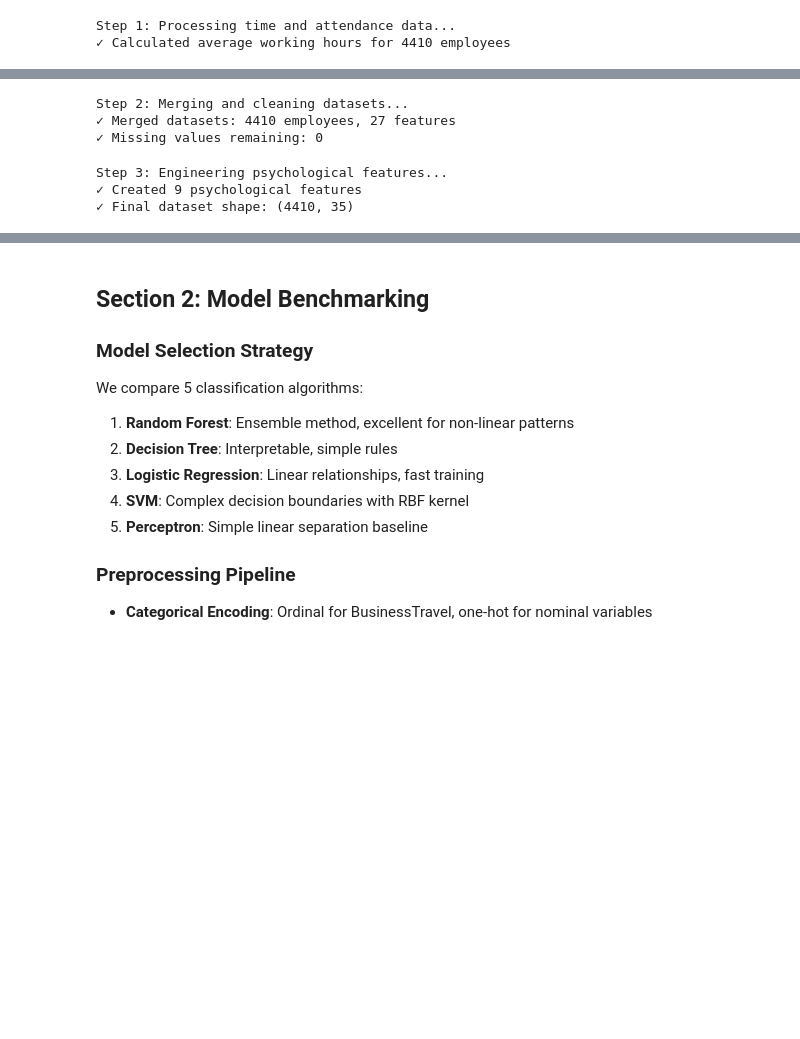
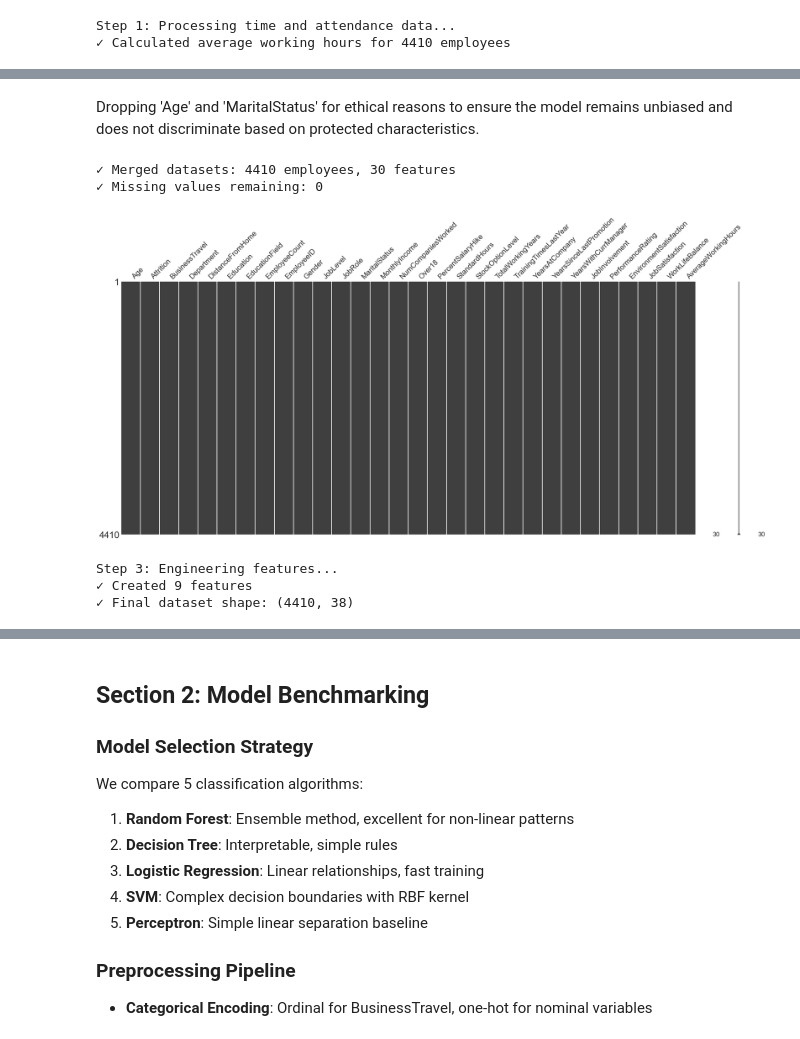
Before and after one commit to v-gayte/AI-Projet, a Jupyter notebook: attrition_analysis_complete.ipynb, the cells around one changed output, grey strips where cells are left out. Drawn from its saved outputs; the diff is of its cells as text; code cells hidden in the pictures; blank space fills up the shorter version.

```diff
--- a/attrition_analysis_complete.ipynb
+++ b/attrition_analysis_complete.ipynb
@@ -120,44 +140,29 @@ Step 1: Processing time and attendance data...
+# %% [markdown]
+Dropping 'Age' and 'MaritalStatus' for ethical reasons to ensure the model remains unbiased and does not discriminate based on protected characteristics.
 # %%
-# Step 2: Merge and clean all datasets
-print("\nStep 2: Merging and cleaning datasets...")
-
-general_df = pd.read_csv('data/general_data.csv')
-manager_df = pd.read_csv('data/manager_survey_data.csv')
-employee_df = pd.read_csv('data/employee_survey_data.csv')
-
-# Sequential left joins
-df = general_df.copy()
-df = df.merge(manager_df, on='EmployeeID', how='left')
-df = df.merge(employee_df, on='EmployeeID', how='left')
-df = df.merge(time_features, on='EmployeeID', how='left')
-
-# Drop zero-variance columns (Age and MaritalStatus will be dropped in next step)
-noise_columns = ['EmployeeCount', 'Over18', 'StandardHours']
-existing_noise = [col for col in noise_columns if col in df.columns]
-if existing_noise:
-    df.drop(columns=existing_noise, inplace=True)
-
 # Impute missing values
 numeric_skewed = ['NumCompaniesWorked', 'TotalWorkingYears']
 for col in numeric_skewed:
     if col in df.columns and df[col].isnull().any():
         df[col].fillna(df[col].median(), inplace=True)
 
 categorical_ordinal = ['EnvironmentSatisfaction', 'JobSatisfaction', 'WorkLifeBalance']
 for col in categorical_ordinal:
     if col in df.columns and df[col].isnull().any():
         mode_val = df[col].mode()[0] if not df[col].mode().empty else df[col].median()
         df[col].fillna(mode_val, inplace=True)
 
 print(f"✓ Merged datasets: {df.shape[0]} employees, {df.shape[1]} features")
 print(f"✓ Missing values remaining: {df.isnull().sum().sum()}")
+msno.matrix(df)
+plt.show()
 # %% [output]
-Step 2: Merging and cleaning datasets...
-✓ Merged datasets: 4410 employees, 27 features
+✓ Merged datasets: 4410 employees, 30 features
 ✓ Missing values remaining: 0
+[figure, added]
 # %%
-# Step 3: Create psychological features
-print("\nStep 3: Engineering psychological features...")
+# Step 3: Feature engineering
+print("\nStep 3: Engineering features...")
 
 # 1. Overtime_Hours: Physical strain beyond standard workday
 df['Overtime_Hours'] = df['AverageWorkingHours'] - 8
@@ -191,10 +196,10 @@ df['Hike_Per_Performance'] = df['PercentSalaryHike'] / df['PerformanceRating']
 # 8. Burnout_Risk_Score: Combined physical + mental strain
 df['Burnout_Risk_Score'] = df['Overtime_Hours'] * (5 - df['WorkLifeBalance'])
 
-print(f"✓ Created 9 psychological features")
+print(f"✓ Created 9 features")
 print(f"✓ Final dataset shape: {df.shape}")
 # %% [output]
-Step 3: Engineering psychological features...
-✓ Created 9 psychological features
-✓ Final dataset shape: (4410, 35)
+Step 3: Engineering features...
+✓ Created 9 features
+✓ Final dataset shape: (4410, 38)
 # %%
```
Also changed, not shown: parts of 18 cells of this notebook, 8 other files.
